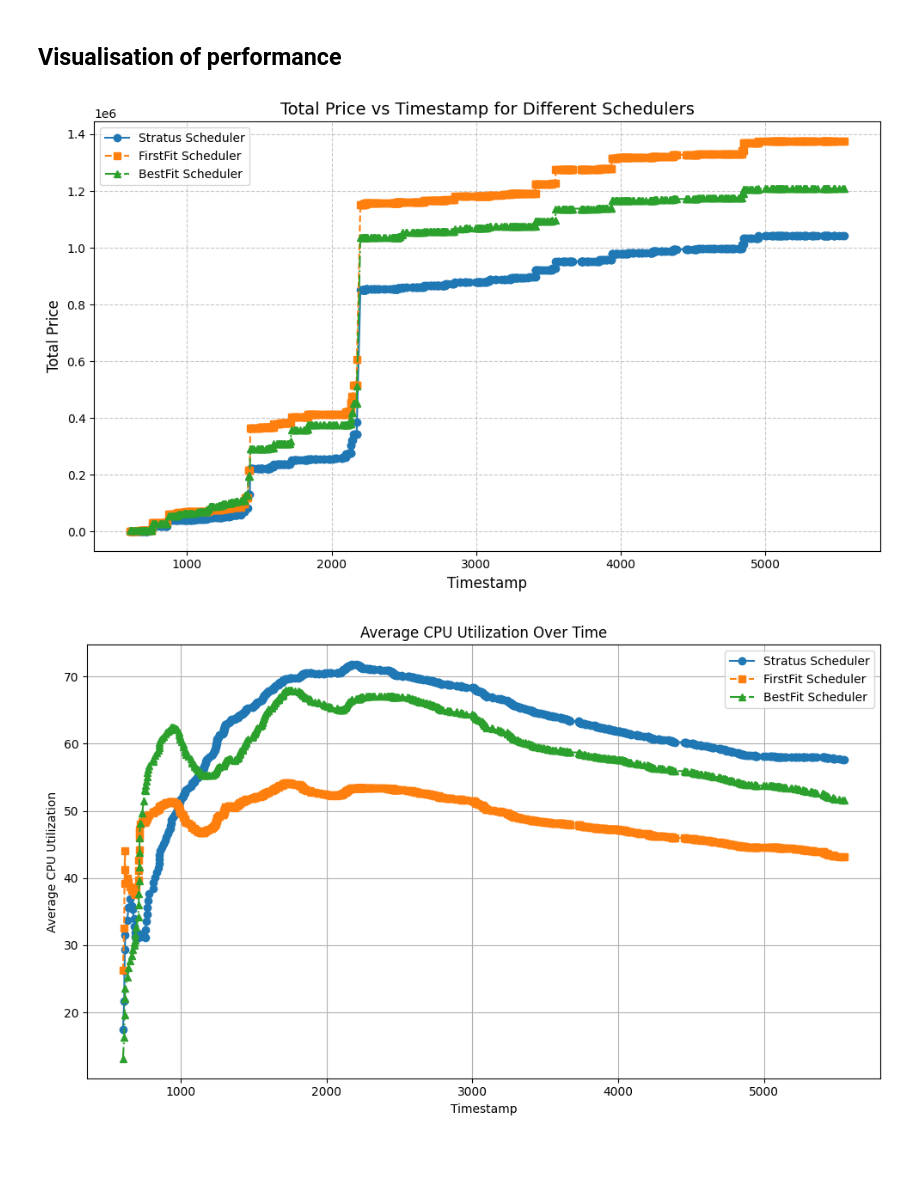
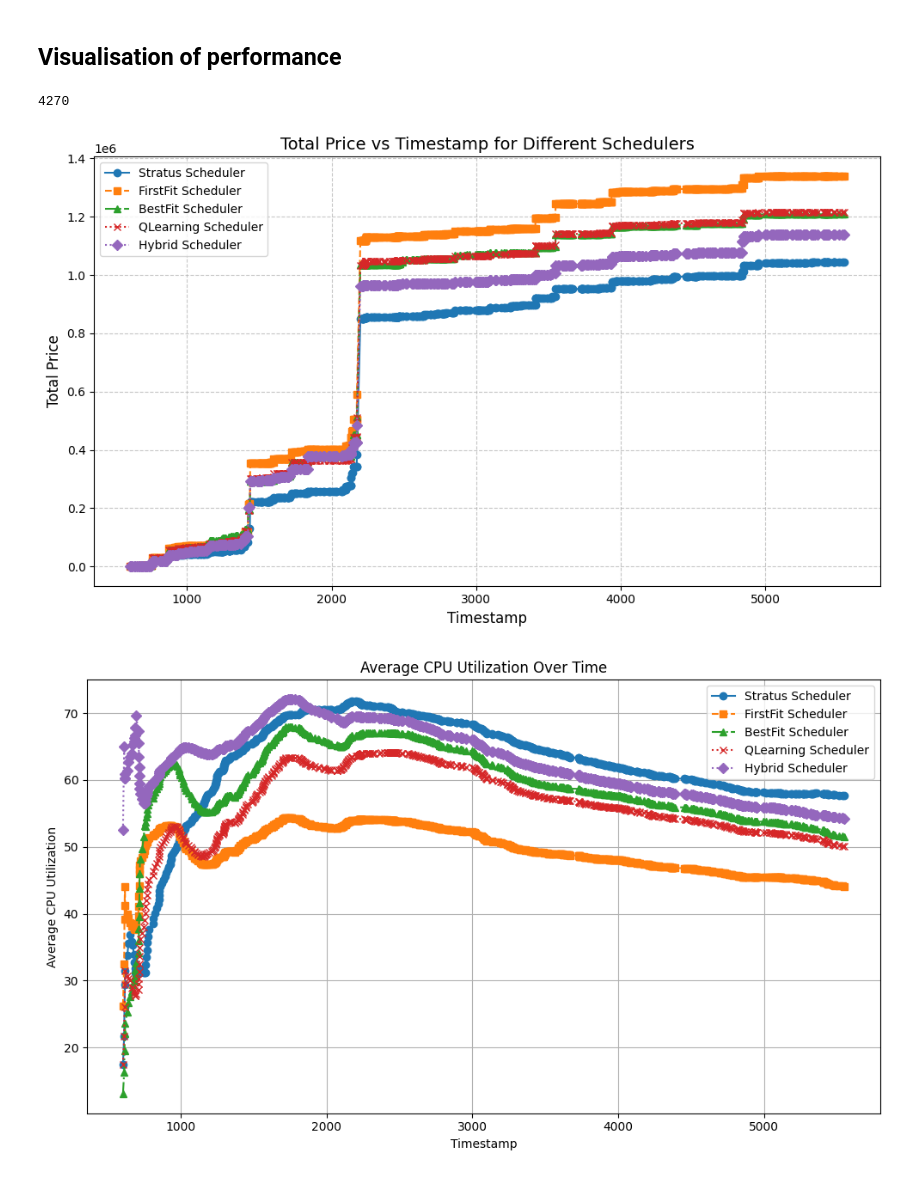
Before and after one commit to ayushmandixit2000/Stratus-simulation, a Jupyter notebook: stratusSimulation.ipynb, the cells around one changed output. Cells and saved outputs as stored; diff of their text form; code cells hidden in the pictures.

Commit message:
Add new scheduler code

```diff
--- a/stratusSimulation.ipynb
+++ b/stratusSimulation.ipynb
@@ -45,6 +45,7 @@ sorted_instance_types = instance_types.sort_values(
     by=["capacity_CPU", "capacity_memory"], ascending=[False, False]
 )
 instance_types = sorted_instance_types
+instance_types["IndexColumn"] = instance_types.index
 print("Available Instance Types and Their Normalized Prices:")
 print("=" * 60)
 print(instance_types)
@@ -259,6 +447,9 @@ for timestamp, tasks in tasks_by_timestamp:
 # %% [markdown]
 ## Visualisation of performance
 # %%
+print(stratus_scheduler.instance_id)
+
+
 import matplotlib.pyplot as plt
 import numpy as np
 
@@ -267,6 +458,8 @@ plt.figure(figsize=(10, 6))
 plt.plot(timestamp_points, stratus_price, label='Stratus Scheduler', linestyle='-', marker='o')
 plt.plot(timestamp_points, firstfit_price, label='FirstFit Scheduler', linestyle='--', marker='s')
 plt.plot(timestamp_points, bestfit_price, label='BestFit Scheduler', linestyle='-.', marker='^')
+plt.plot(timestamp_points, qlearning_price, label='QLearning Scheduler', linestyle=':', marker='x')
+plt.plot(timestamp_points, hybrid_price, label='Hybrid Scheduler', linestyle=':', marker='D')
 plt.xlabel('Timestamp', fontsize=12)
 plt.ylabel('Total Price', fontsize=12)
 plt.title('Total Price vs Timestamp for Different Schedulers', fontsize=14)
@@ -279,11 +472,16 @@ plt.show()
 stratus_avg_cpu_utilization = np.cumsum(stratus_cpu_utilization) / np.arange(1, len(stratus_cpu_utilization) + 1)
 firstfit_avg_cpu_utilization = np.cumsum(firstfit_cpu_utilization) / np.arange(1, len(firstfit_cpu_utilization) + 1)
 bestfit_avg_cpu_utilization = np.cumsum(bestfit_cpu_utilization) / np.arange(1, len(bestfit_cpu_utilization) + 1)
+qlearning_avg_cpu_utilization = np.cumsum(qlearning_cpu_utilization) / np.arange(1, len(qlearning_cpu_utilization) + 1)
+hybrid_avg_cpu_utilization = np.cumsum(hybrid_cpu_utilization) / np.arange(1, len(hybrid_cpu_utilization) + 1)
+
 # Plot CPU utilization against timestamp for the three schedulers
 plt.figure(figsize=(10, 6))
 plt.plot(timestamp_points, stratus_avg_cpu_utilization, label="Stratus Scheduler", linestyle='-', marker='o')
 plt.plot(timestamp_points, firstfit_avg_cpu_utilization, label="FirstFit Scheduler", linestyle='--', marker='s')
 plt.plot(timestamp_points, bestfit_avg_cpu_utilization, label="BestFit Scheduler", linestyle='-.', marker='^')
+plt.plot(timestamp_points, qlearning_avg_cpu_utilization, label="QLearning Scheduler", linestyle=':', marker='x')
+plt.plot(timestamp_points, hybrid_avg_cpu_utilization, label="Hybrid Scheduler", linestyle=':', marker='D')
 plt.title("Average CPU Utilization Over Time")
 plt.xlabel("Timestamp")
 plt.ylabel("Average CPU Utilization")
@@ -295,32 +493,69 @@ plt.show()
 # Calculate cumulative average utilization for each scheduler
 stratus_avg_mem_utilization = np.cumsum(stratus_memory_utilization) / np.arange(1, len(stratus_memory_utilization) + 1)
 firstfit_avg_mem_utilization = np.cumsum(firstfit_memory_utilization) / np.arange(1, len(firstfit_memory_utilization) + 1)
 bestfit_avg_mem_utilization = np.cumsum(bestfit_memory_utilization) / np.arange(1, len(bestfit_memory_utilization) + 1)
+qlearning_avg_mem_utilization = np.cumsum(qlearning_memory_utilization) / np.arange(1, len(qlearning_memory_utilization) + 1)
+hybrid_avg_mem_utilization = np.cumsum(hybrid_memory_utilization) / np.arange(1, len(hybrid_memory_utilization) + 1)
 # Plot CPU utilization against timestamp for the three schedulers
 plt.figure(figsize=(10, 6))
 plt.plot(timestamp_points, stratus_avg_mem_utilization, label="Stratus Scheduler", linestyle='-', marker='o')
 plt.plot(timestamp_points, firstfit_avg_mem_utilization, label="FirstFit Scheduler", linestyle='--', marker='s')
 plt.plot(timestamp_points, bestfit_avg_mem_utilization, label="BestFit Scheduler", linestyle='-.', marker='^')
+plt.plot(timestamp_points, qlearning_avg_mem_utilization, label="QLearning Scheduler", linestyle=':', marker='x')
+plt.plot(timestamp_points, hybrid_avg_mem_utilization, label="Hybrid Scheduler", linestyle=':', marker='D')
 plt.title("Average Memory Utilization Over Time")
 plt.xlabel("Timestamp")
 plt.ylabel("Average Memory Utilization")
 plt.legend()
 plt.grid(True)
 plt.tight_layout()
 plt.show()
 
 # Plot the total instances for each scheduler against the timestamp
 plt.figure(figsize=(10, 6))
 plt.plot(timestamp_points, stratus_instances, label='Stratus Scheduler', linestyle='-', marker='o')
 plt.plot(timestamp_points, firstfit_instances, label='FirstFit Scheduler', linestyle='--', marker='s')
 plt.plot(timestamp_points, bestfit_instances, label='BestFit Scheduler', linestyle='-.', marker='^')
+plt.plot(timestamp_points, qlearning_instances, label='QLearning Scheduler', linestyle=':', marker='x')
+plt.plot(timestamp_points, hybrid_instances, label='Hybrid Scheduler', linestyle=':', marker='D')
 plt.xlabel('Timestamp', fontsize=12)
 plt.ylabel('Total Active Instances', fontsize=12)
 plt.title('Total Active Instances vs Timestamp for Different Schedulers', fontsize=14)
 plt.legend()
 plt.grid(True, linestyle='--', alpha=0.7)
 plt.tight_layout()
 plt.show()
+
+# Plot the snapshot for cpu utilization
+plt.figure(figsize=(10, 6))
+plt.plot(timestamp_points, stratus_cpu_utilization, label='Stratus Scheduler', linestyle='-', marker='o')
+plt.plot(timestamp_points, firstfit_cpu_utilization, label='FirstFit Scheduler', linestyle='--', marker='s')
+plt.plot(timestamp_points, bestfit_cpu_utilization, label='BestFit Scheduler', linestyle='-.', marker='^')
+plt.plot(timestamp_points, qlearning_cpu_utilization, label='QLearning Scheduler', linestyle=':', marker='x')
+plt.plot(timestamp_points, hybrid_cpu_utilization, label='Hybrid Scheduler', linestyle=':', marker='D')
+plt.xlabel('Timestamp', fontsize=12)
+plt.ylabel('CPU utilization by TS', fontsize=12)
+plt.title('CPU Utilization vs Timestamp for Different Schedulers', fontsize=14)
+plt.legend()
+plt.grid(True, linestyle='--', alpha=0.7)
+plt.tight_layout()
+plt.show()
+
+# Plot the snapshot for cpu utilization
+plt.figure(figsize=(10, 6))
+plt.plot(timestamp_points, stratus_memory_utilization, label='Stratus Scheduler', linestyle='-', marker='o')
+plt.plot(timestamp_points, firstfit_memory_utilization, label='FirstFit Scheduler', linestyle='--', marker='s')
+plt.plot(timestamp_points, bestfit_memory_utilization, label='BestFit Scheduler', linestyle='-.', marker='^')
+plt.plot(timestamp_points, qlearning_memory_utilization, label='QLearning Scheduler', linestyle=':', marker='x')
+plt.plot(timestamp_points, hybrid_memory_utilization, label='Hybrid Scheduler', linestyle=':', marker='D')
+plt.xlabel('Timestamp', fontsize=12)
+plt.ylabel('MEM utilization by TS', fontsize=12)
+plt.title('MEM Utilization vs Timestamp for Different Schedulers', fontsize=14)
+plt.legend()
+plt.grid(True, linestyle='--', alpha=0.7)
+plt.tight_layout()
+plt.show()
 # %% [output]
+4270
-[figure, old version]
+[figure, new version]
-[figure, old version]
+[figure, new version]
```
Also changed, not shown: parts of 11 cells of this notebook, 5 other files.
